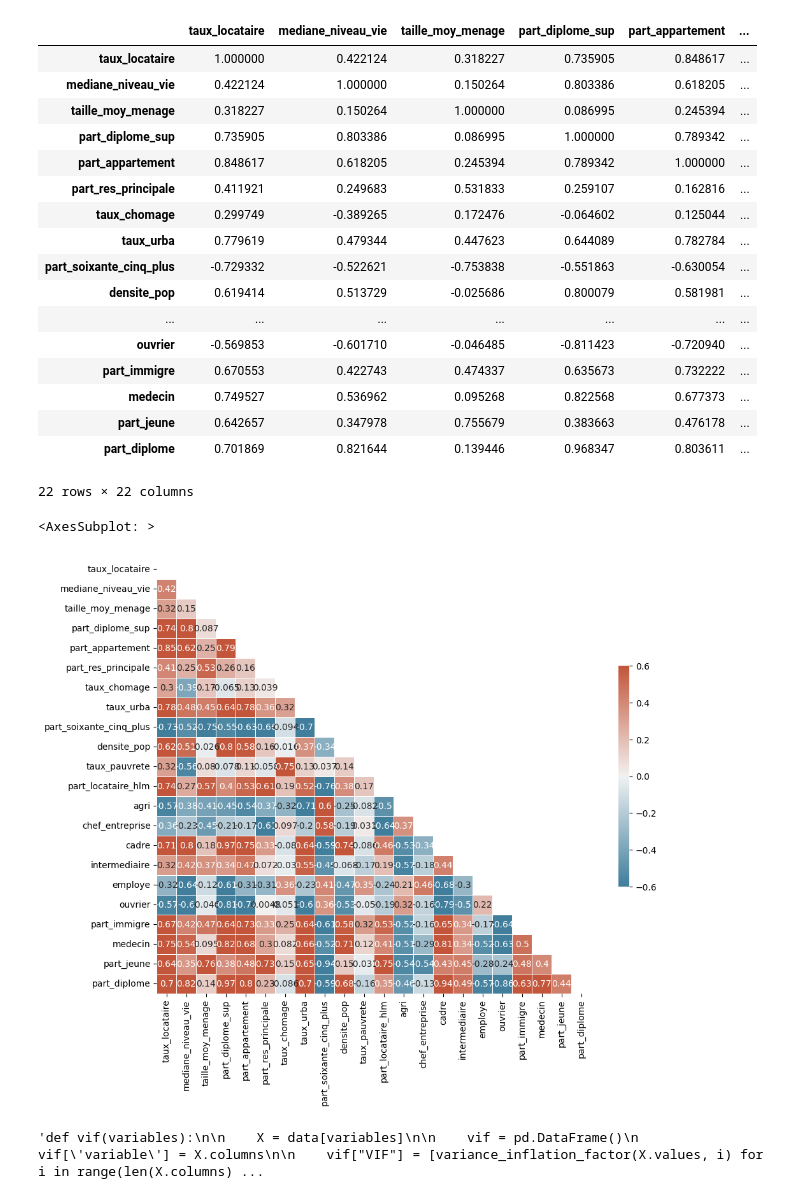
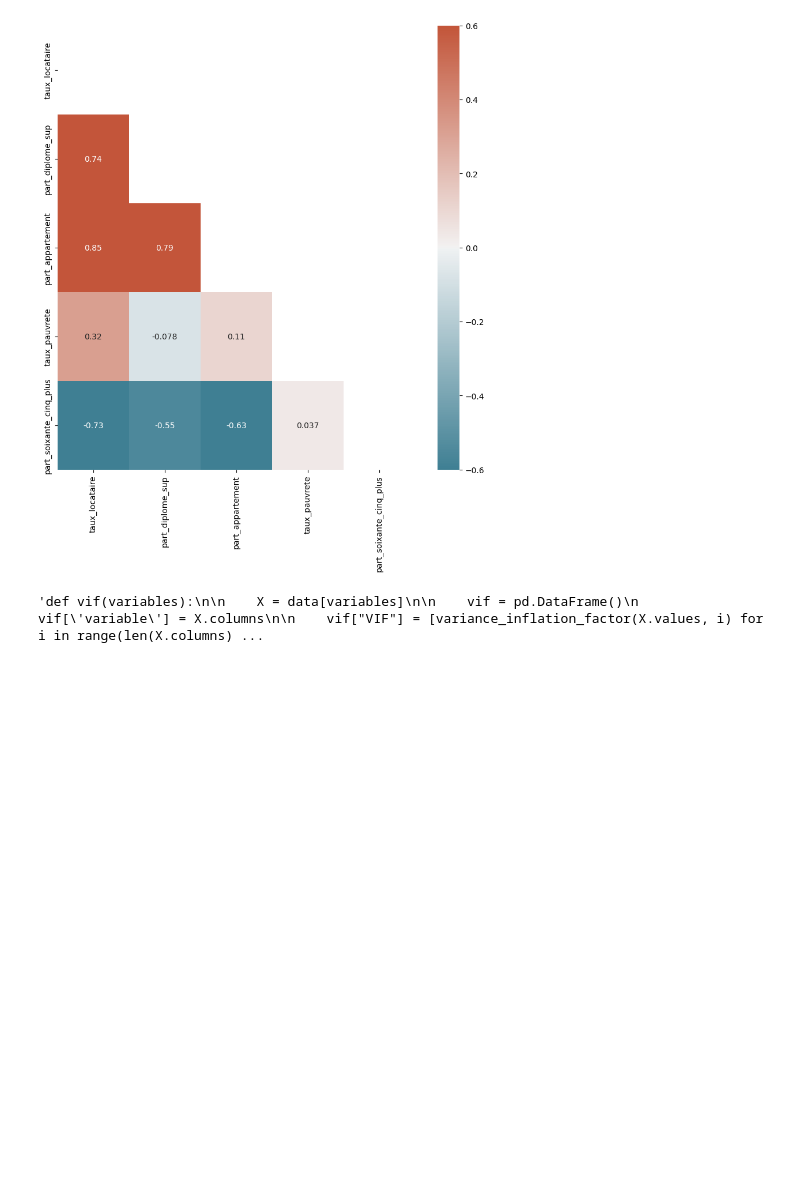
Before and after one commit to josephmosse/projet_econometrie, a Jupyter notebook: viellesse.ipynb, the cells around one changed output. Cells and saved outputs as stored; diff of their text form; code cells hidden in the pictures; blank space fills up the shorter version.

```diff
--- a/viellesse.ipynb
+++ b/viellesse.ipynb
@@ -5,12 +5,10 @@ import numpy as np
 import matplotlib.pyplot as plt
 import statsmodels.api as sm
 from statsmodels.stats.outliers_influence import variance_inflation_factor
+from statsmodels.stats.diagnostic import het_white
 import statsmodels.formula.api as smf
 import itertools
 import seaborn as sns
 import time
 
-data = pd.read_csv('Book1.csv', index_col='Code',usecols=[''])
-
-#data['medecin'] = data['medecin']/100
-display(data)
+data = pd.read_csv('data/data.csv', index_col='Code')
@@ -32,39 +15,17 @@ display(data)
-# %%
-# Matrice de corrélation
-corr = data.corr()
-display(corr)
-mask = np.triu(np.ones_like(corr, dtype=bool))
-
-# Set up the matplotlib figure
-f, ax = plt.subplots(figsize=(11, 9))
-
-# Generate a custom diverging colormap
-cmap = sns.diverging_palette(230, 20, as_cmap=True)
-
-# Draw the heatmap with the mask and correct aspect ratio
-sns.heatmap(corr , cmap=cmap, vmax=0.6, vmin=-0.6, center=0, annot=True,mask= mask,
-            square=True, linewidths=.5, cbar_kws={"shrink": 0.5})
-# %% [output]
-|  | taux_locataire | mediane_niveau_vie | taille_moy_menage | part_diplome_sup | part_appartement | ... |
-| taux_locataire | 1.000000 | 0.422124 | 0.318227 | 0.735905 | 0.848617 | ... |
-| mediane_niveau_vie | 0.422124 | 1.000000 | 0.150264 | 0.803386 | 0.618205 | ... |
-| taille_moy_menage | 0.318227 | 0.150264 | 1.000000 | 0.086995 | 0.245394 | ... |
-| part_diplome_sup | 0.735905 | 0.803386 | 0.086995 | 1.000000 | 0.789342 | ... |
-| part_appartement | 0.848617 | 0.618205 | 0.245394 | 0.789342 | 1.000000 | ... |
-| part_res_principale | 0.411921 | 0.249683 | 0.531833 | 0.259107 | 0.162816 | ... |
-| taux_chomage | 0.299749 | -0.389265 | 0.172476 | -0.064602 | 0.125044 | ... |
-| taux_urba | 0.779619 | 0.479344 | 0.447623 | 0.644089 | 0.782784 | ... |
-| part_soixante_cinq_plus | -0.729332 | -0.522621 | -0.753838 | -0.551863 | -0.630054 | ... |
-| densite_pop | 0.619414 | 0.513729 | -0.025686 | 0.800079 | 0.581981 | ... |
-| ... | ... | ... | ... | ... | ... | ... |
-| ouvrier | -0.569853 | -0.601710 | -0.046485 | -0.811423 | -0.720940 | ... |
-| part_immigre | 0.670553 | 0.422743 | 0.474337 | 0.635673 | 0.732222 | ... |
-| medecin | 0.749527 | 0.536962 | 0.095268 | 0.822568 | 0.677373 | ... |
-| part_jeune | 0.642657 | 0.347978 | 0.755679 | 0.383663 | 0.476178 | ... |
-| part_diplome | 0.701869 | 0.821644 | 0.139446 | 0.968347 | 0.803611 | ... |
-22 rows × 22 columns
-<AxesSubplot: >
-[figure, removed]
+# %%
+def corr_heatmap(_data):
+    corr = _data.corr()
+    mask = np.triu(np.ones_like(corr, dtype=bool))
+    cmap = sns.diverging_palette(220, 20, as_cmap=True)
+    fig, ax = plt.subplots(figsize=(10,10))
+
+    ax = sns.heatmap(corr , cmap=cmap, vmin=-0.6, vmax=0.6, center=0,mask=mask,
+            annot=True)
+
+
+corr_heatmap(data[['taux_locataire', 'part_diplome_sup', 'part_appartement', 'taux_pauvrete', 'part_soixante_cinq_plus']])
+# %% [output]
+[figure, added]
 # %%
 """def vif(variables):
 
```
Also changed, not shown: parts of 6 cells of this notebook, 9 other files.
